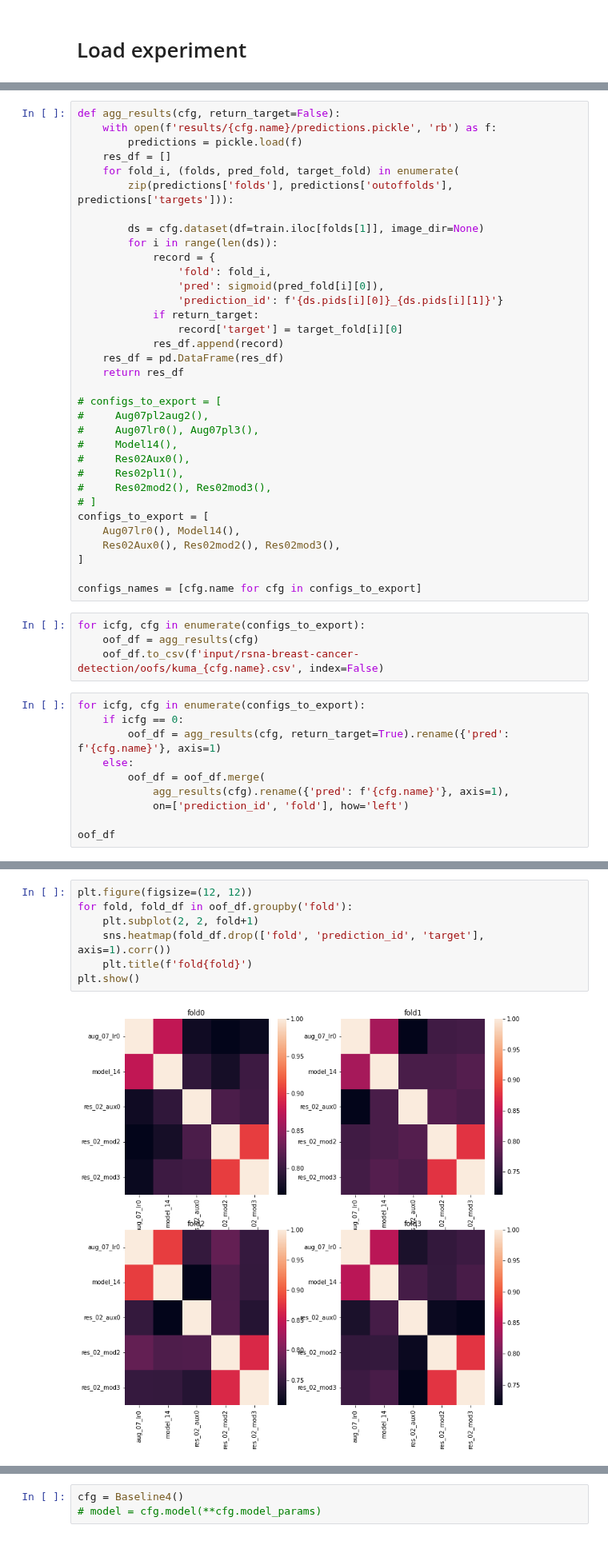
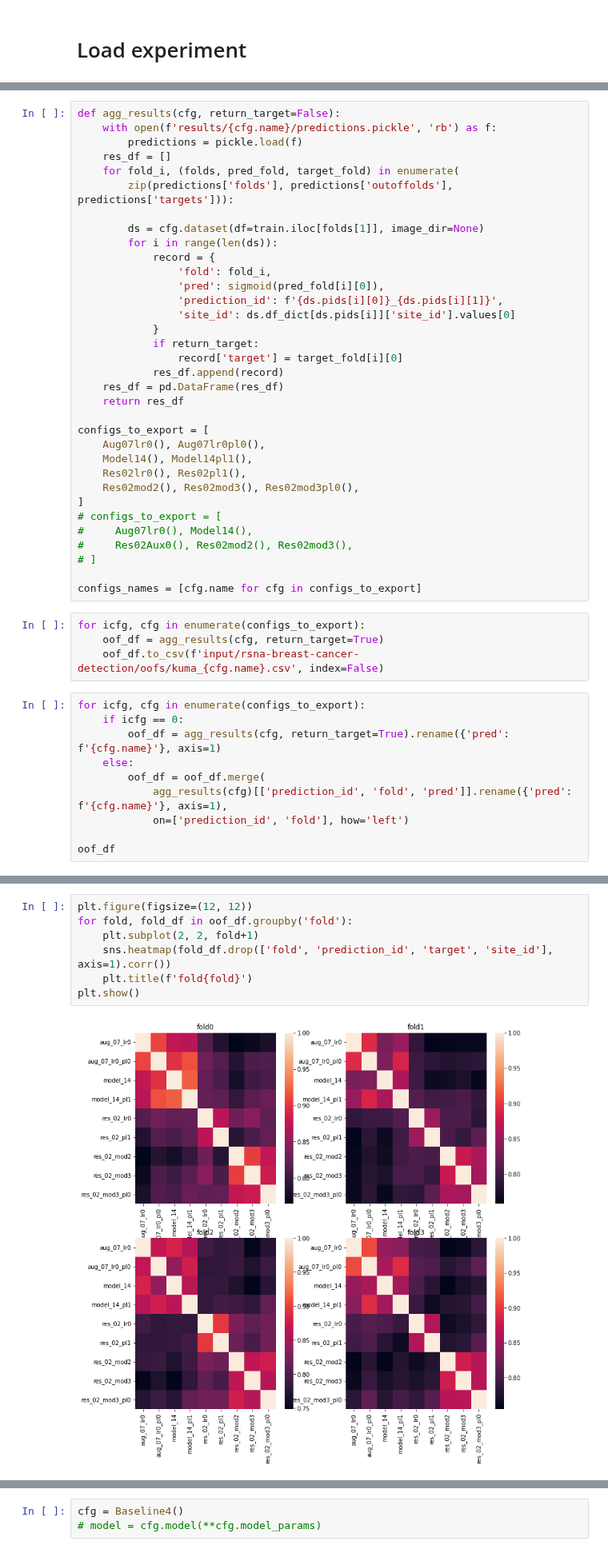
Before and after one commit to analokmaus/kaggle-rsna-breast-cancer, a Jupyter notebook: 01_post_analysis.ipynb, the cells around one changed output, grey strips where cells are left out. Shown at 80% size. Drawn from its saved outputs; the diff is of its cells as text.

```diff
--- a/01_post_analysis.ipynb
+++ b/01_post_analysis.ipynb
@@ -46,30 +46,30 @@ def agg_results(cfg, return_target=False):
             record = {
                 'fold': fold_i,
                 'pred': sigmoid(pred_fold[i][0]),
-                'prediction_id': f'{ds.pids[i][0]}_{ds.pids[i][1]}'}
+                'prediction_id': f'{ds.pids[i][0]}_{ds.pids[i][1]}',
+                'site_id': ds.df_dict[ds.pids[i]]['site_id'].values[0]
+            }
             if return_target:
                 record['target'] = target_fold[i][0]
             res_df.append(record)
     res_df = pd.DataFrame(res_df)
     return res_df
 
+configs_to_export = [
+    Aug07lr0(), Aug07lr0pl0(),
+    Model14(), Model14pl1(),
+    Res02lr0(), Res02pl1(),
+    Res02mod2(), Res02mod3(), Res02mod3pl0(),
+]
 # configs_to_export = [
-#     Aug07pl2aug2(),
-#     Aug07lr0(), Aug07pl3(),
-#     Model14(),
-#     Res02Aux0(),
-#     Res02pl1(),
-#     Res02mod2(), Res02mod3(),
+#     Aug07lr0(), Model14(),
+#     Res02Aux0(), Res02mod2(), Res02mod3(),
 # ]
-configs_to_export = [
-    Aug07lr0(), Model14(),
-    Res02Aux0(), Res02mod2(), Res02mod3(),
-]
 
 configs_names = [cfg.name for cfg in configs_to_export]
 # %%
 for icfg, cfg in enumerate(configs_to_export):
-    oof_df = agg_results(cfg)
+    oof_df = agg_results(cfg, return_target=True)
     oof_df.to_csv(f'input/rsna-breast-cancer-detection/oofs/kuma_{cfg.name}.csv', index=False)
 # %%
 for icfg, cfg in enumerate(configs_to_export):
@@ -77,7 +77,7 @@ for icfg, cfg in enumerate(configs_to_export):
         oof_df = agg_results(cfg, return_target=True).rename({'pred': f'{cfg.name}'}, axis=1)
     else:
         oof_df = oof_df.merge(
-            agg_results(cfg).rename({'pred': f'{cfg.name}'}, axis=1),
+            agg_results(cfg)[['prediction_id', 'fold', 'pred']].rename({'pred': f'{cfg.name}'}, axis=1),
             on=['prediction_id', 'fold'], how='left')
 
 oof_df
@@ -121,12 +125,12 @@ for fold in range(4):
 # %%
 plt.figure(figsize=(12, 12))
 for fold, fold_df in oof_df.groupby('fold'):
     plt.subplot(2, 2, fold+1)
-    sns.heatmap(fold_df.drop(['fold', 'prediction_id', 'target'], axis=1).corr())
+    sns.heatmap(fold_df.drop(['fold', 'prediction_id', 'target', 'site_id'], axis=1).corr())
     plt.title(f'fold{fold}')
 plt.show()
 # %% [output]
-[figure, old version]
+[figure, new version]
 # %%
 # for fold in range(4):
 #     checkpoint = torch.load(f'results/aug_07_pl0_es0/fold{fold}.pt')
```
Also changed, not shown: parts of 3 cells of this notebook, 3 other files.
